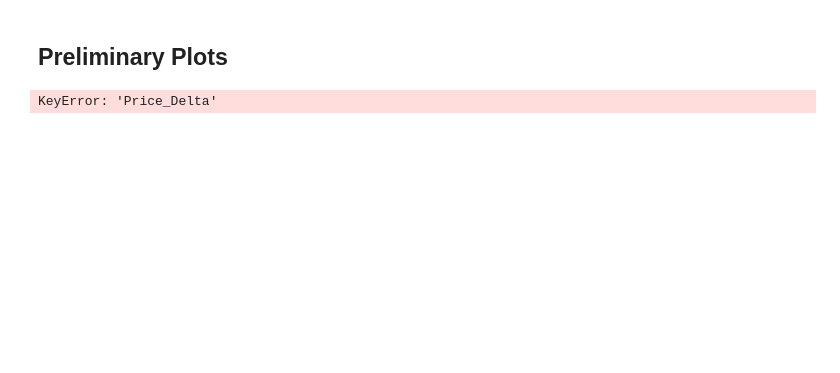
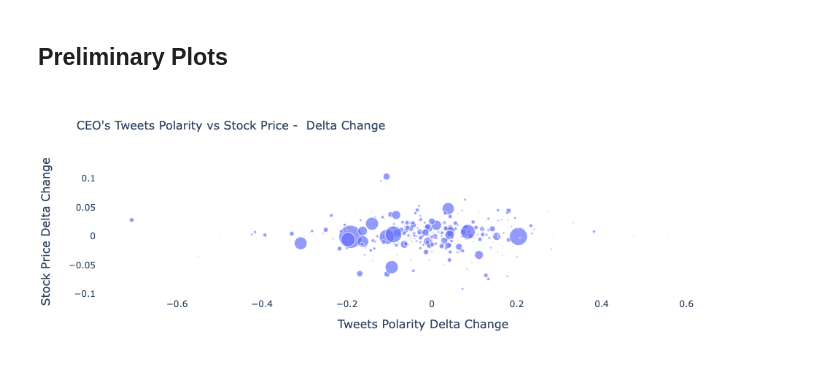
Before and after one commit to NB-01/twitter, a Jupyter notebook: data_cleaning_delta.ipynb, the cells around one changed output. Cells and saved outputs as stored; diff of their text form; code cells hidden in the pictures; blank space fills up the shorter version.

```diff
--- a/data_cleaning_delta.ipynb
+++ b/data_cleaning_delta.ipynb
@@ -170,26 +170,26 @@ df_stock_tweets.head()
 # %%
 fig = go.Figure()
 _ = fig.add_trace(go.Scatter(
-    x= df_stock_tweets['Agg_count'],
-    y= df_stock_tweets['Price_Delta'],
+    x= df_stock_tweets['Polarity_delta'],
+    y= df_stock_tweets['Price_delta'],
     mode="markers",
     marker={"size": df_stock_tweets['Agg_favorite'], "sizemode": "area",
                                     "sizeref": 2*max(df_stock_tweets['Agg_favorite']/1000)},
     hovertemplate= "Number of Tweets per Day: %{x:.1f}<br>" +
     "Stock Price Change: %{y:.1f}<br>" +
     "Number of Likes: %{marker.size:,}" +
     "<extra></extra>"
 ))
 fig.update_layout(
     plot_bgcolor="white",
     yaxis={"title": {"text": "Stock Price Delta Change", "font": {"size": 16}}},
-    xaxis={"title": {"text": "# of Tweets per Day", "font": {"size": 16}}},
+    xaxis={"title": {"text": "Tweets Polarity Delta Change", "font": {"size": 16}}},
     # hovermode="x",
-    title={'text': "CEO's # Tweets vs Stock Price Delta Change", "font": {"size": 16}}
+    title={'text': "CEO's Tweets Polarity vs Stock Price -  Delta Change", "font": {"size": 16}}
 )
 fig.show()
 # %% [output]
-KeyError: 'Price_Delta'
+[figure, added]
 # %%
 fig = go.Figure()
 _ = fig.add_trace(go.Scatter(
```
Also changed, not shown: parts of 3 cells of this notebook, 4 other files.
